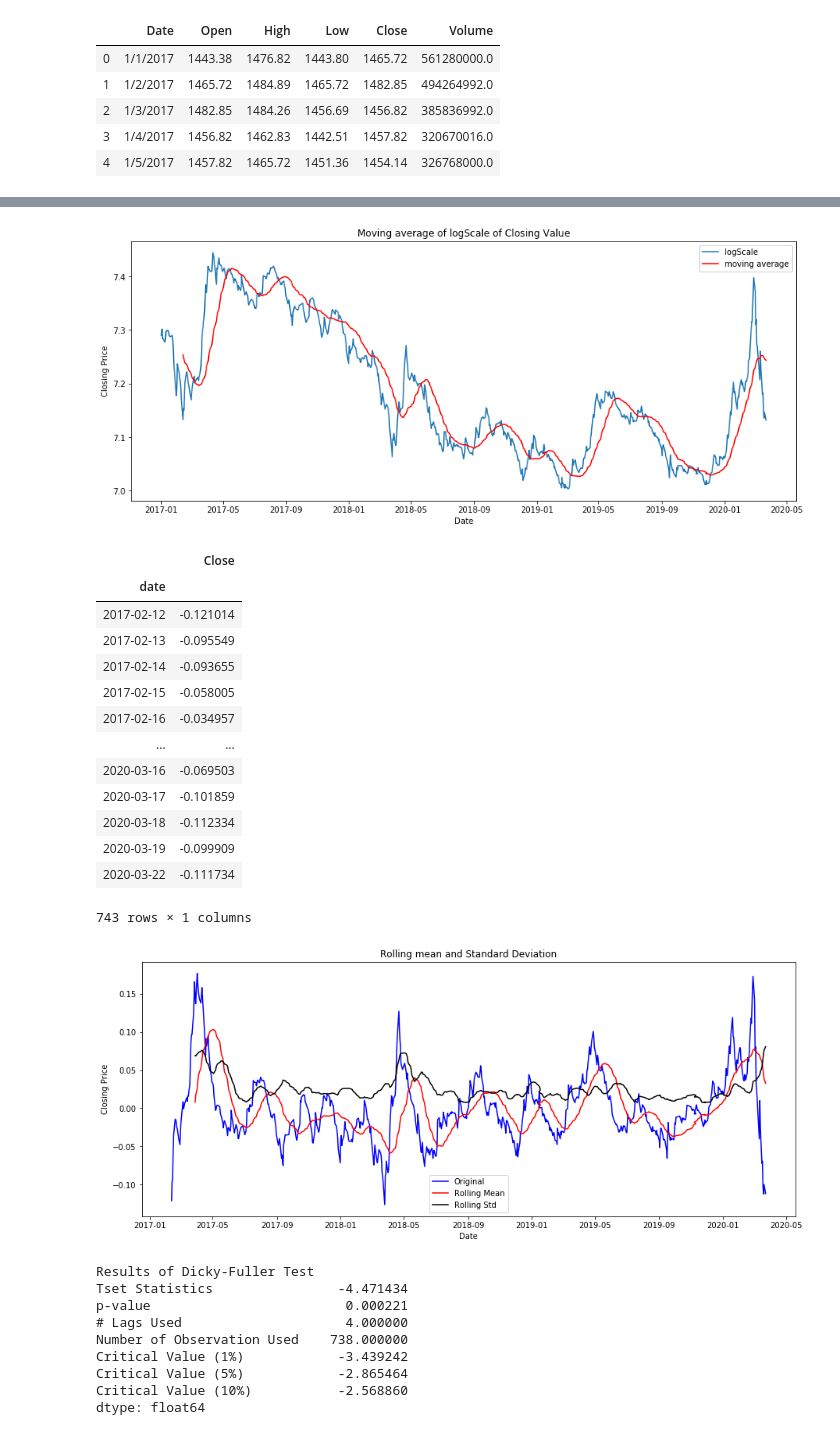
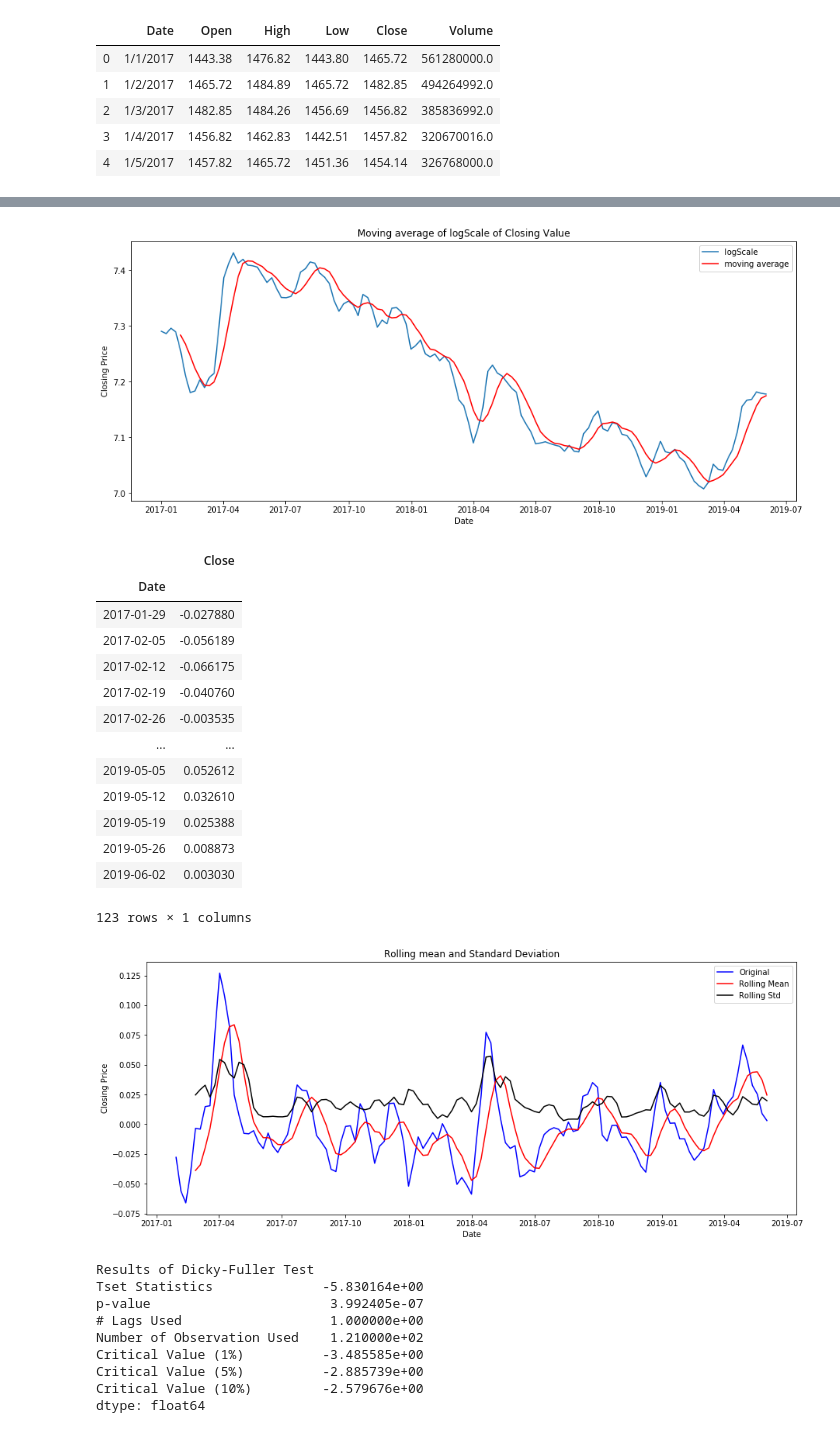
Before and after one commit to gentilhimal/ARIMA-Stock-Prediction, a Jupyter notebook: stock.ipynb, the cells around one changed output, grey strips where cells are left out. Cells and saved outputs as stored; diff of their text form; code cells hidden in the pictures.

```diff
--- a/stock.ipynb
+++ b/stock.ipynb
@@ -91,8 +142,8 @@ Critical Value (10%)           -2.568781
 dtype: float64
 # %%
 #Estimating Trend
-close_logScale=np.log(close)
-plt.plot(time,close_logScale,color='blue')
+close_logScale=np.log(train)
+plt.plot(close_logScale,color='blue')
 plt.title("Estimating Trend Using Logscale")
 plt.xlabel('Date')
 plt.ylabel('Closing Price')
@@ -102,45 +153,42 @@ plt.show(block=False)
 # %%
 #moving average of logScale of closing vallue
-movingAverage=close_logScale.rolling(window=30).mean()
-movingSTD=close_logScale.rolling(window=30).std()
+movingAverage=close_logScale.rolling(window=5).mean()
+movingSTD=close_logScale.rolling(window=5).std()
 plt.title("Moving average of logScale of Closing Value")
-plt.plot(time,close_logScale,label="logScale")
-plt.plot(time,movingAverage,color="red",label="moving average")
+plt.plot(close_logScale,label="logScale")
+plt.plot(movingAverage,color="red",label="moving average")
 plt.legend(loc="best")
 plt.xlabel('Date')
 plt.ylabel('Closing Price')
 plt.show(block=False)
 # %% [output]
-[figure, old version]
+[figure, new version]
 # %%
 #differencing of moving average from closing value logScale
 close_logScaleMinusMovingAverage=close_logScale-movingAverage
-indexed_data=close_logScaleMinusMovingAverage.to_frame()
-indexed_data.set_index(time,inplace=True)
-#removing nan data
-indexed_data.dropna(inplace=True)
-indexed_data
+close_logScaleMinusMovingAverage.dropna(inplace=True)
+close_logScaleMinusMovingAverage
 # %% [output]
 |  | Close |
-| date |  |
-| 2017-02-12 | -0.121014 |
-| 2017-02-13 | -0.095549 |
-| 2017-02-14 | -0.093655 |
-| 2017-02-15 | -0.058005 |
-| 2017-02-16 | -0.034957 |
+| Date |  |
+| 2017-01-29 | -0.027880 |
+| 2017-02-05 | -0.056189 |
+| 2017-02-12 | -0.066175 |
+| 2017-02-19 | -0.040760 |
+| 2017-02-26 | -0.003535 |
 | ... | ... |
-| 2020-03-16 | -0.069503 |
-| 2020-03-17 | -0.101859 |
-| 2020-03-18 | -0.112334 |
-| 2020-03-19 | -0.099909 |
-| 2020-03-22 | -0.111734 |
+| 2019-05-05 | 0.052612 |
+| 2019-05-12 | 0.032610 |
+| 2019-05-19 | 0.025388 |
+| 2019-05-26 | 0.008873 |
+| 2019-06-02 | 0.003030 |
-743 rows × 1 columns
+123 rows × 1 columns
 # %%
 def test_stationarity(timeseries):
 
     #determining moving average
-    movingAverage=timeseries.rolling(window=30).mean()
-    movingSTD=timeseries.rolling(window=30).std()
+    movingAverage=timeseries.rolling(window=5).mean()
+    movingSTD=timeseries.rolling(window=5).std()
 
     #plot rolling statistics
     plt.title("Rolling mean and Standard Deviation")
@@ -160,17 +208,17 @@ def test_stationarity(timeseries):
         dfoutput['Critical Value (%s)'%key]=value
     print(dfoutput)
 # %%
-test_stationarity(indexed_data)
+test_stationarity(close_logScaleMinusMovingAverage)
 # %% [output]
-[figure, old version]
+[figure, new version]
 Results of Dicky-Fuller Test
-Tset Statistics                -4.471434
-p-value                         0.000221
-# Lags Used                     4.000000
-Number of Observation Used    738.000000
-Critical Value (1%)            -3.439242
-Critical Value (5%)            -2.865464
-Critical Value (10%)           -2.568860
+Tset Statistics              -5.830164e+00
+p-value                       3.992405e-07
+# Lags Used                   1.000000e+00
+Number of Observation Used    1.210000e+02
+Critical Value (1%)          -3.485585e+00
+Critical Value (5%)          -2.885739e+00
+Critical Value (10%)         -2.579676e+00
 dtype: float64
 # %%
 #calculating weighted average of time series
```
Also changed, not shown: parts of 40 cells of this notebook.
